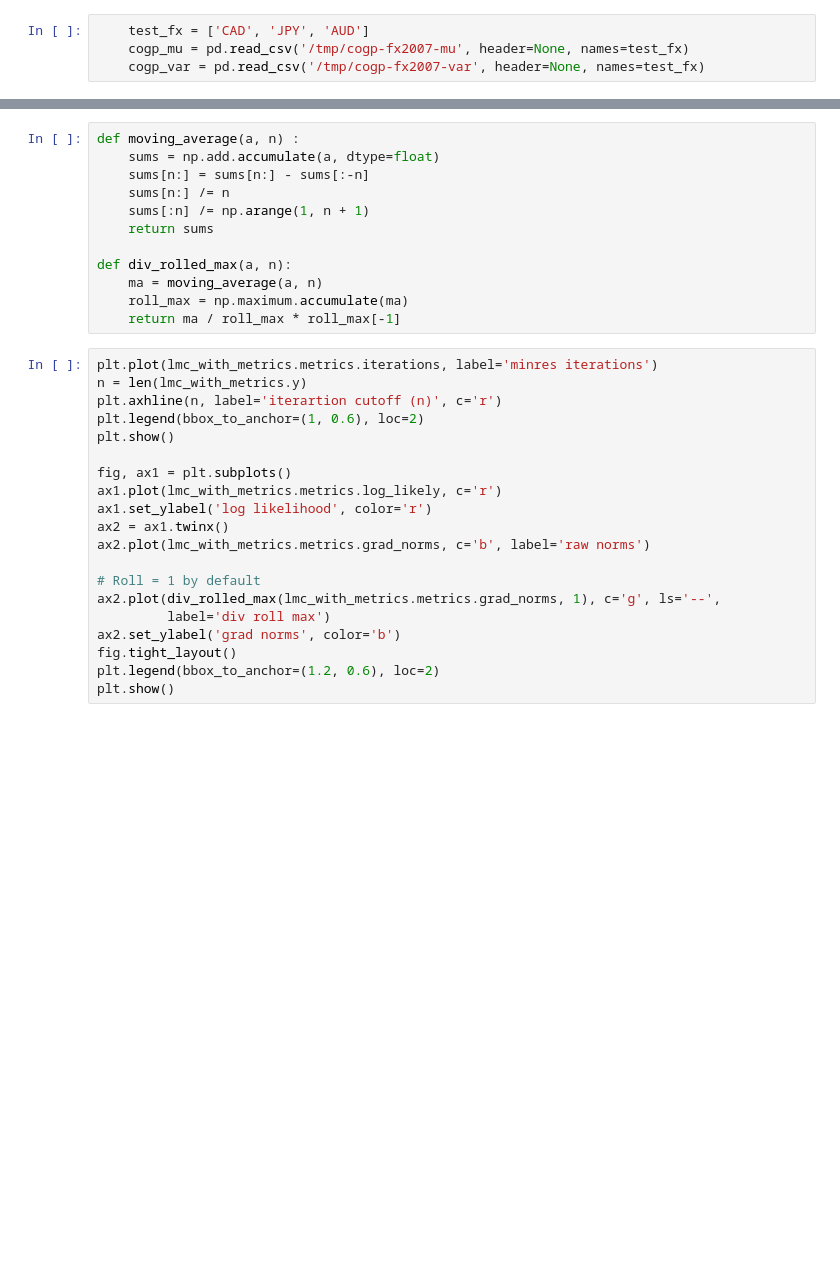
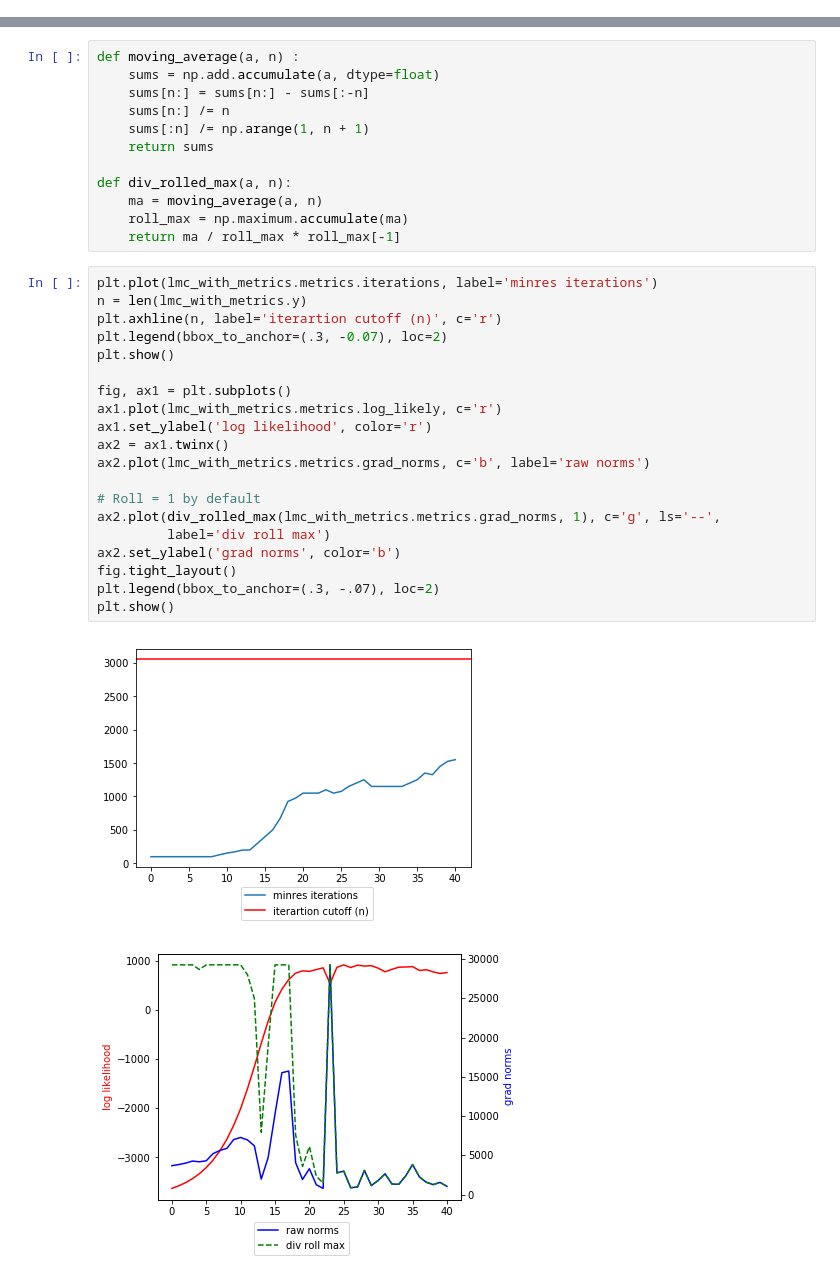
Before and after one commit to vlad17/runlmc, a Jupyter notebook: examples/fx2007.ipynb, the cells around one changed output, grey strips where cells are left out. Cells and saved outputs as stored; diff of their text form; blank space fills up the shorter version.

```diff
--- a/examples/fx2007.ipynb
+++ b/examples/fx2007.ipynb
@@ -56,7 +58,3 @@ print('m', m, 'time', cogp_time, 'smse', cogp_smse, 'nlpd', cogp_nlpd)
-# %%
-    test_fx = ['CAD', 'JPY', 'AUD']
-    cogp_mu = pd.read_csv('/tmp/cogp-fx2007-mu', header=None, names=test_fx)
-    cogp_var = pd.read_csv('/tmp/cogp-fx2007-var', header=None, names=test_fx)
 # %%
 all_xs = np.arange(min(xs.min() for xs in xss), max(xs.max() for xs in xss) + 1)
 test_ix = {col: list(cols).index(col) for col in test_fx}
@@ -179,20 +231,23 @@ def div_rolled_max(a, n):
 # %%
 plt.plot(lmc_with_metrics.metrics.iterations, label='minres iterations')
 n = len(lmc_with_metrics.y)
 plt.axhline(n, label='iterartion cutoff (n)', c='r')
-plt.legend(bbox_to_anchor=(1, 0.6), loc=2)
+plt.legend(bbox_to_anchor=(.3, -0.07), loc=2)
 plt.show()
 
 fig, ax1 = plt.subplots()
 ax1.plot(lmc_with_metrics.metrics.log_likely, c='r')
 ax1.set_ylabel('log likelihood', color='r')
 ax2 = ax1.twinx()
 ax2.plot(lmc_with_metrics.metrics.grad_norms, c='b', label='raw norms')
 
 # Roll = 1 by default
 ax2.plot(div_rolled_max(lmc_with_metrics.metrics.grad_norms, 1), c='g', ls='--',
          label='div roll max')
 ax2.set_ylabel('grad norms', color='b')
 fig.tight_layout()
-plt.legend(bbox_to_anchor=(1.2, 0.6), loc=2)
+plt.legend(bbox_to_anchor=(.3, -.07), loc=2)
 plt.show()
+# %% [output]
+[figure, added]
+[figure, added]
```
Also changed, not shown: parts of 11 cells of this notebook, 1 other file.
